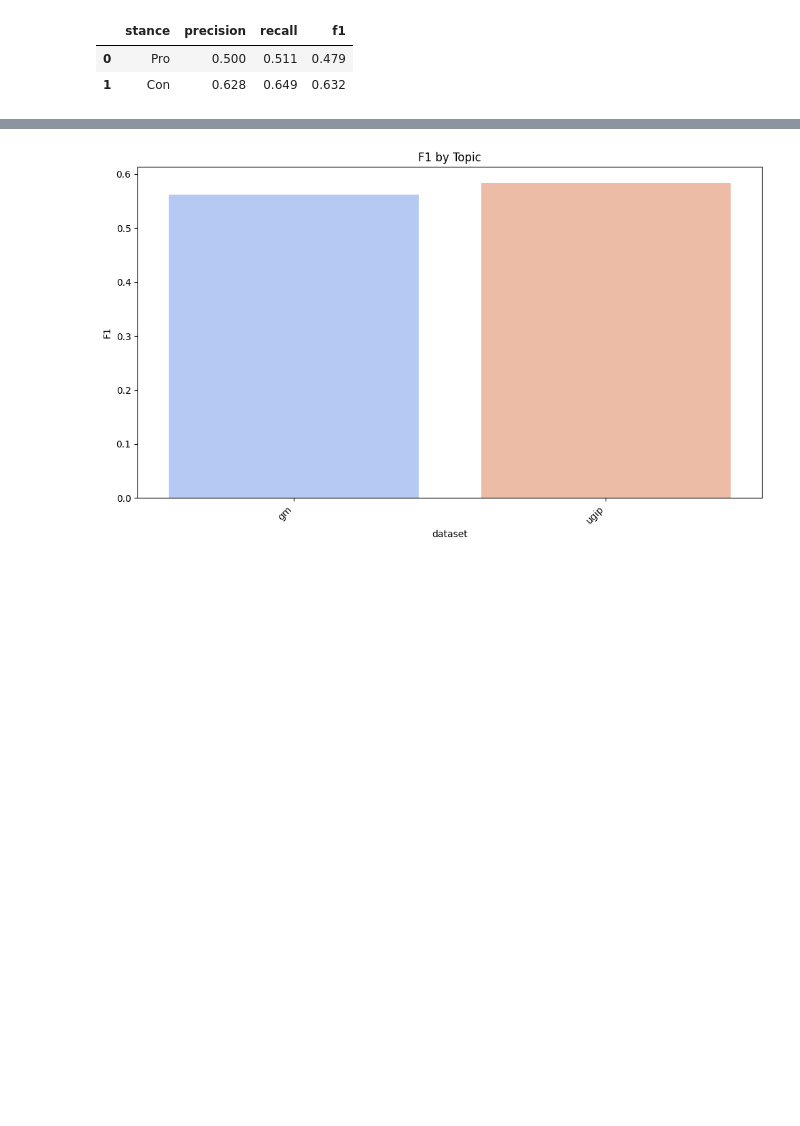
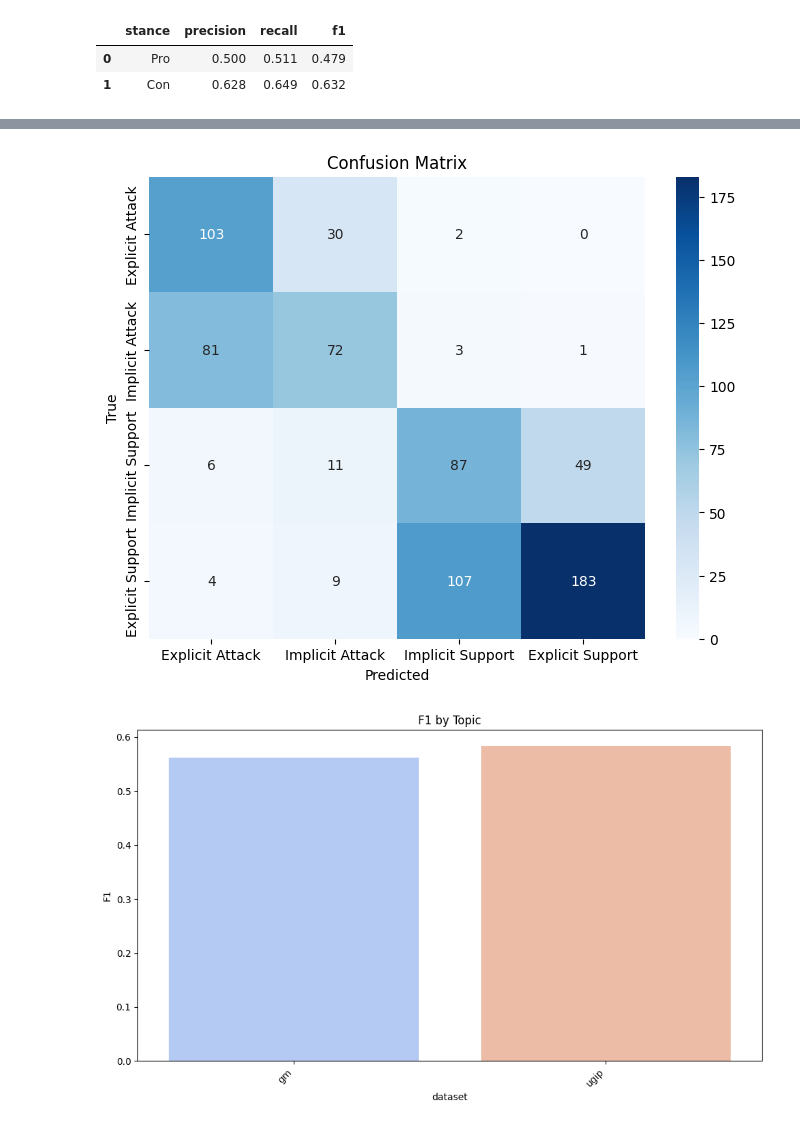
Before and after one commit to mattguida/error_analysis_arg_min_paper, a Jupyter notebook: quantitative_analysis/error_analysis_t3.ipynb, the cells around one changed output, grey strips where cells are left out. Cells and saved outputs as stored; diff of their text form; code cells hidden in the pictures; blank space fills up the shorter version.

```diff
--- a/quantitative_analysis/error_analysis_t3.ipynb
+++ b/quantitative_analysis/error_analysis_t3.ipynb
@@ -119,0 +116,15 @@ support_attack_prf1_df
+# %%
+label_map = {
+    1: 'Explicit Attack',
+    2: 'Implicit Attack',
+    4: 'Implicit Support',
+    5: 'Explicit Support'
+}
+
+labels = list(label_map.keys())
+target_names = [label_map[label] for label in labels]
+
+print(classification_report(all_cases['gold'], all_cases['pred'], labels=labels, target_names=target_names))
+
+cm = confusion_matrix(all_cases['gold'], all_cases['pred'])
+cm
@@ -120,3 +146,14 @@ support_attack_prf1_df
+# %%
+cm = confusion_matrix(all_cases['gold'], all_cases['pred'], labels=labels)
+
+plt.figure(figsize=(8, 6))
+sns.heatmap(cm, annot=True, fmt='d', xticklabels=target_names, yticklabels=target_names, cmap='Blues')
+plt.xlabel('Predicted')
+plt.ylabel('True')
+plt.title('Confusion Matrix')
+plt.show()
+# %% [output]
+[figure, added]
 # %%
 metrics = ['f1']
 
```
Also changed, not shown: parts of 10 cells of this notebook, 1 other file.
